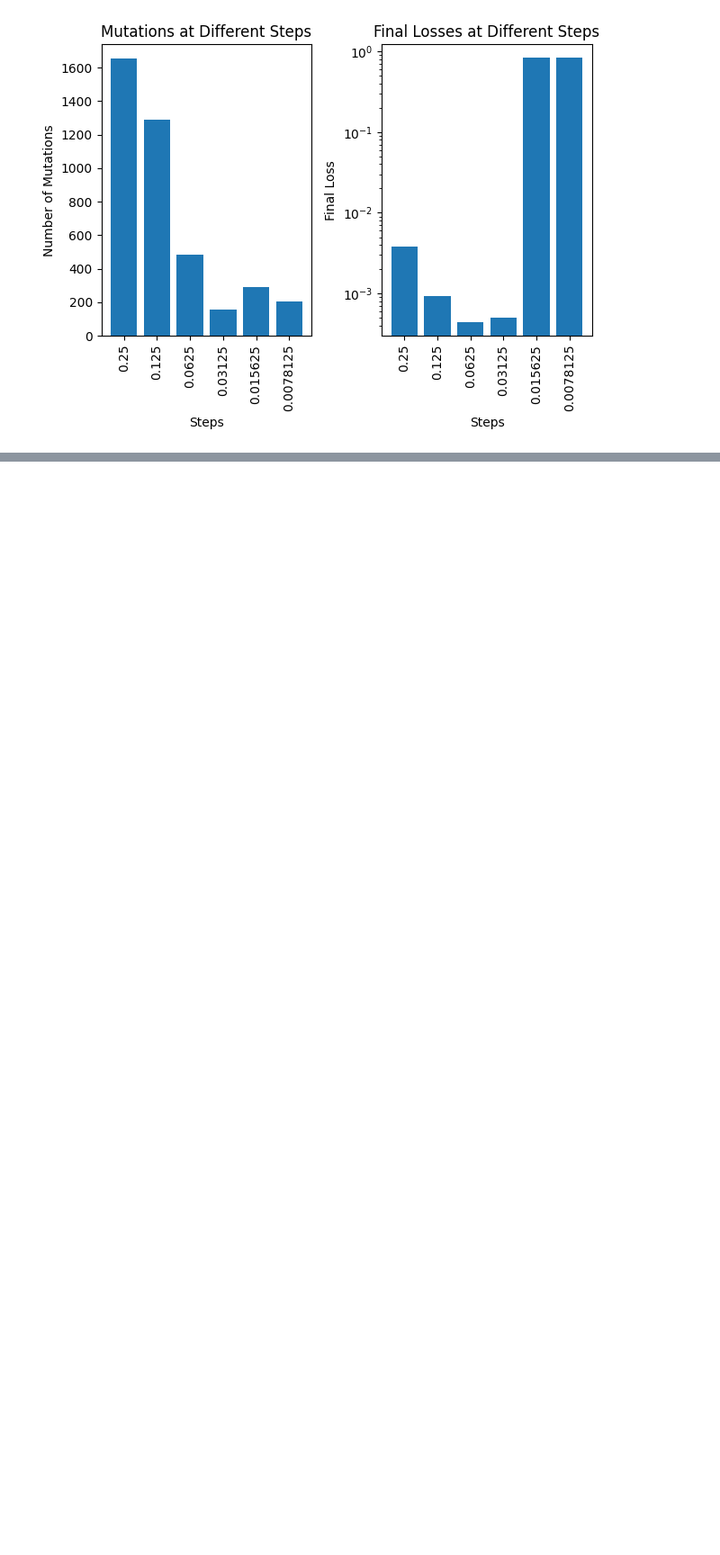
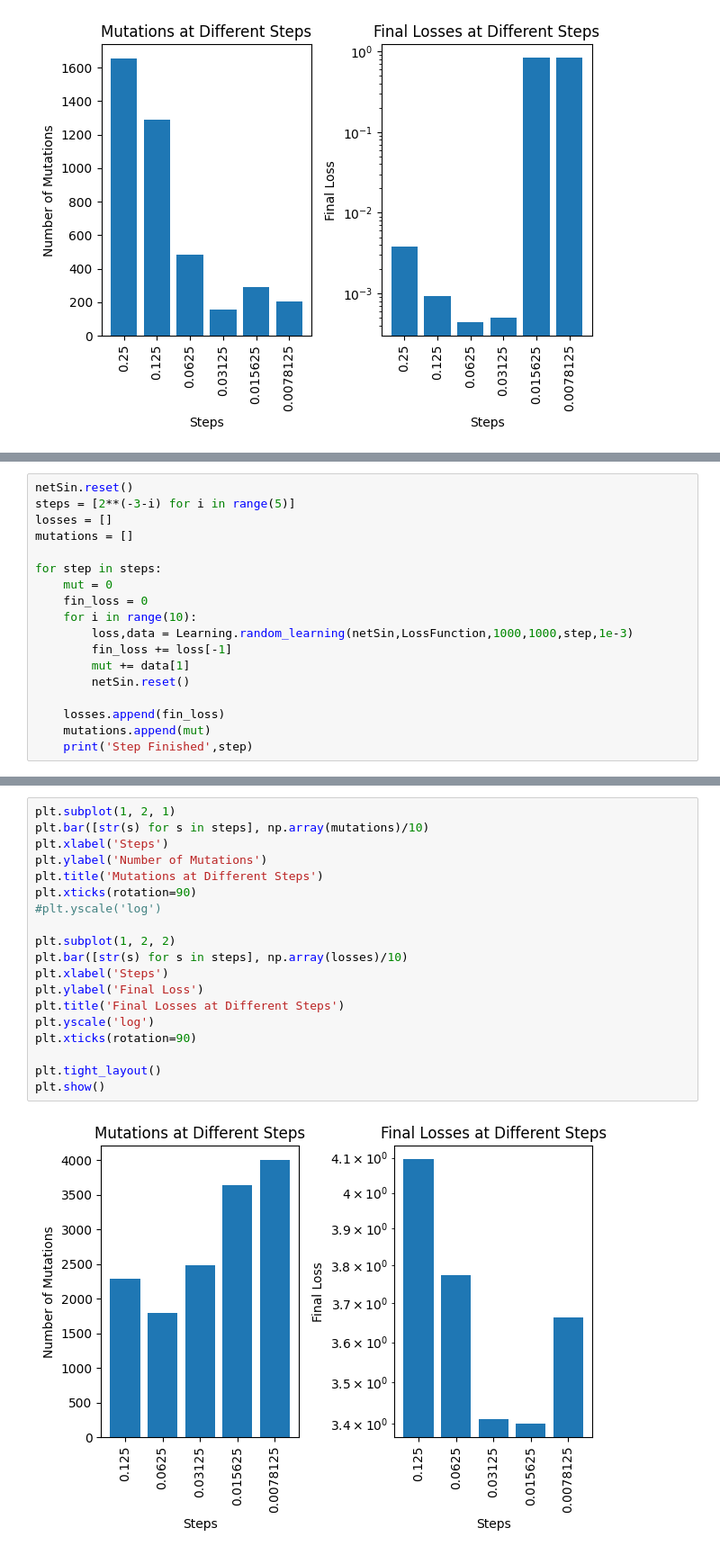
Before and after one commit to wd7512/Hello-World-Net, a Jupyter notebook: V2 - Aug'23/RandomLearningStepSizeTests.ipynb, the cells around one changed output, grey strips where cells are left out. Shown at 90% size. Saved outputs shown, nothing was run; the diff lists cells and outputs as text; blank space fills up the shorter version.

```diff
--- a/V2 - Aug'23/LearningTests.ipynb
+++ b/V2 - Aug'23/RandomLearningStepSizeTests.ipynb
@@ -281,0 +443,18 @@ plt.yscale('log')
+# %%
+netSin.reset()
+steps = [2**(-3-i) for i in range(5)]
+losses = []
+mutations = []
+
+for step in steps:
+    mut = 0
+    fin_loss = 0
+    for i in range(10):
+        loss,data = Learning.random_learning(netSin,LossFunction,1000,1000,step,1e-3)
+        fin_loss += loss[-1]
+        mut += data[1]
+        netSin.reset()
+
+    losses.append(fin_loss)
+    mutations.append(mut)
+    print('Step Finished',step)
@@ -281,0 +467,21 @@ plt.yscale('log')
+# %%
+plt.subplot(1, 2, 1)
+plt.bar([str(s) for s in steps], np.array(mutations)/10)
+plt.xlabel('Steps')
+plt.ylabel('Number of Mutations')
+plt.title('Mutations at Different Steps')
+plt.xticks(rotation=90)
+#plt.yscale('log')
+
+plt.subplot(1, 2, 2)
+plt.bar([str(s) for s in steps], np.array(losses)/10)
+plt.xlabel('Steps')
+plt.ylabel('Final Loss')
+plt.title('Final Losses at Different Steps')
+plt.yscale('log')
+plt.xticks(rotation=90)
+
+plt.tight_layout()
+plt.show()
+# %% [output]
+[figure, added]
```
Also changed, not shown: parts of 11 cells of this notebook, 1 other file.
